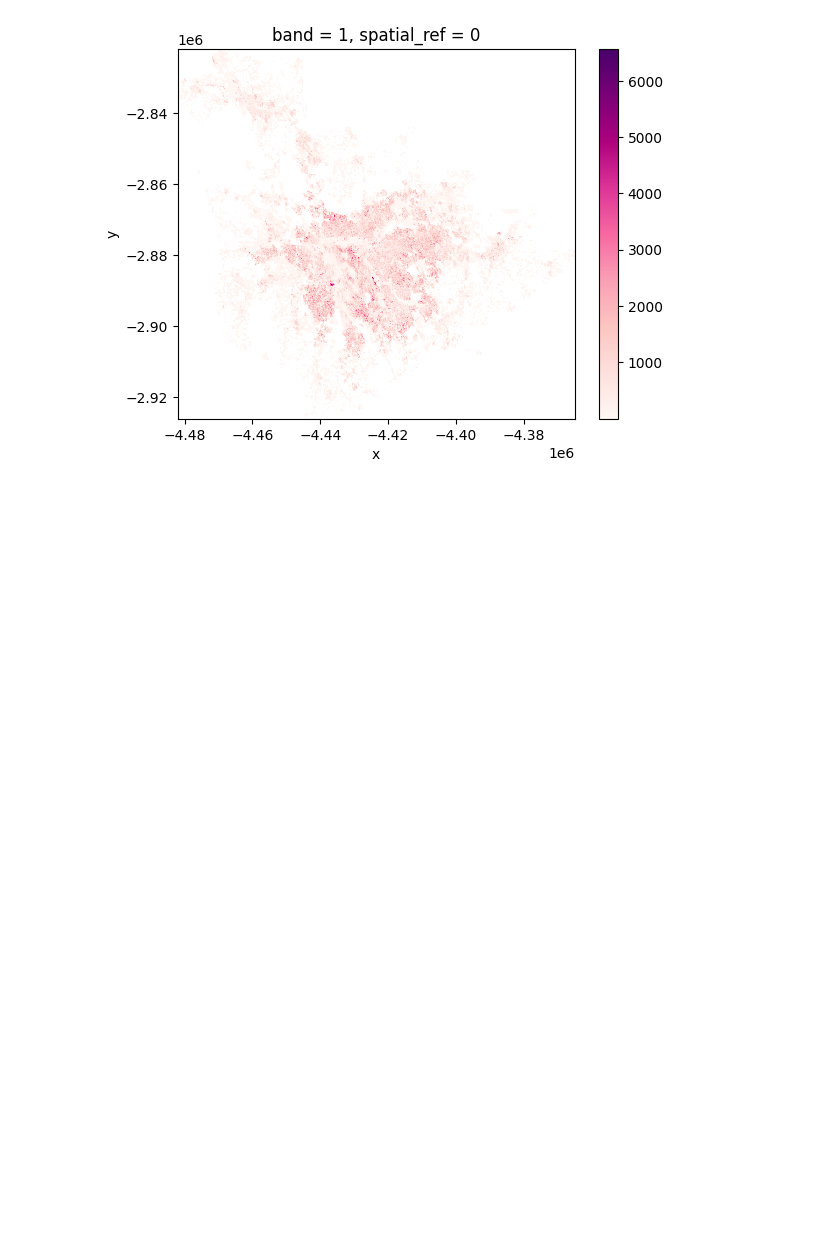
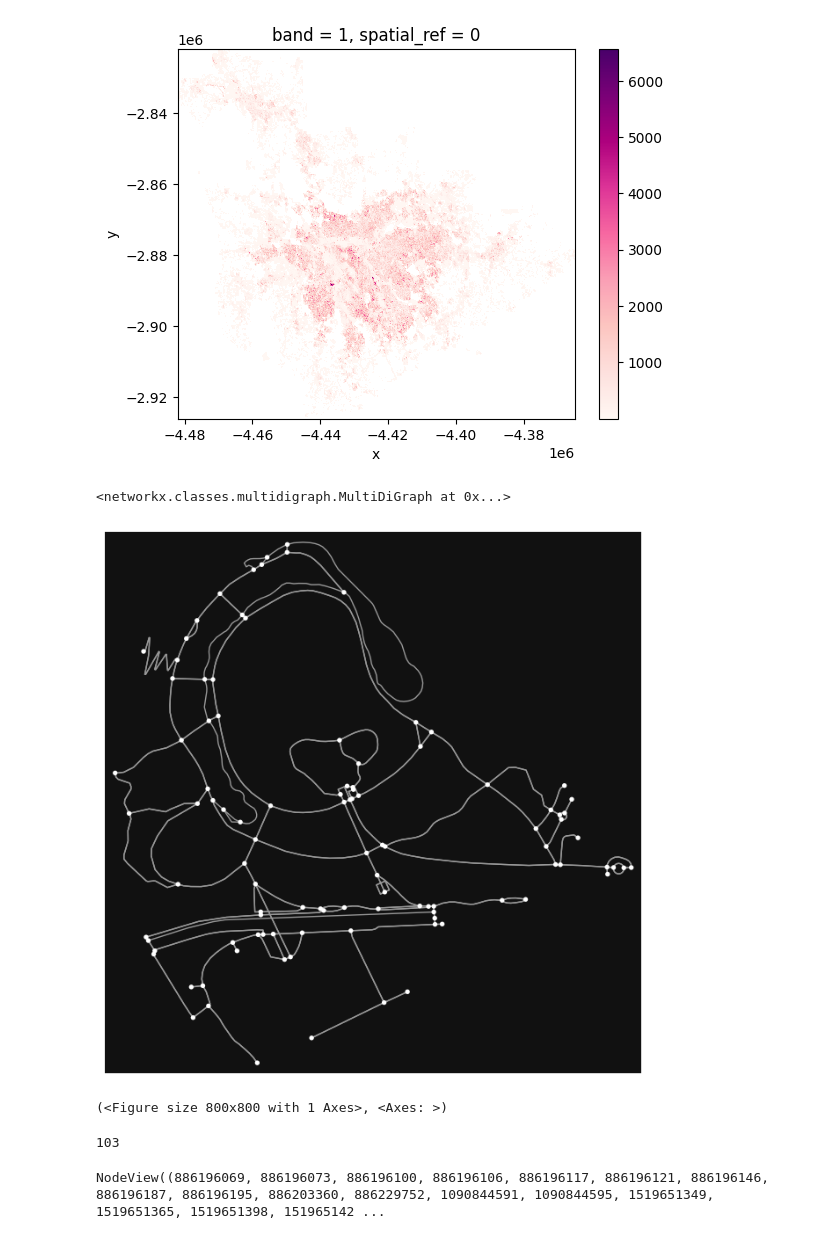
Before and after one commit to arunrajks/geospatial_analysis, a Jupyter notebook: countries_geopandas.ipynb, the cells around one changed output. Cells and saved outputs as stored; diff of their text form; code cells hidden in the pictures; blank space fills up the shorter version.

```diff
--- a/countries_geopandas.ipynb
+++ b/countries_geopandas.ipynb
@@ -126,3 +126,22 @@ tif_sao_polo.where(tif_sao_polo > 0).sel(band=1).plot(cmap="RdPu")
 # %% [output]
 <matplotlib.collections.QuadMesh at 0x...>
 [figure]
+# %%
+import osmnx
+graph = osmnx.graph_from_place("Yoyogi Park, Shibuya, Tokyo, Japan")
+graph
+# %% [output]
+<networkx.classes.multidigraph.MultiDiGraph at 0x...>
+# %%
+osmnx.plot_graph(graph)
+# %% [output]
+[figure, added]
+(<Figure size 800x800 with 1 Axes>, <Axes: >)
+# %%
+len(graph.nodes)
+# %% [output]
+103
+# %%
+graph.nodes
+# %% [output]
+NodeView((886196069, 886196073, 886196100, 886196106, 886196117, 886196121, 886196146, 886196187, 886196195, 886203360, 886229752, 1090844591, 1090844595, 1519651349, 1519651365, 1519651398, 151965142 ...
```
Also changed, not shown: parts of 1 cell of this notebook, 7 other files.
